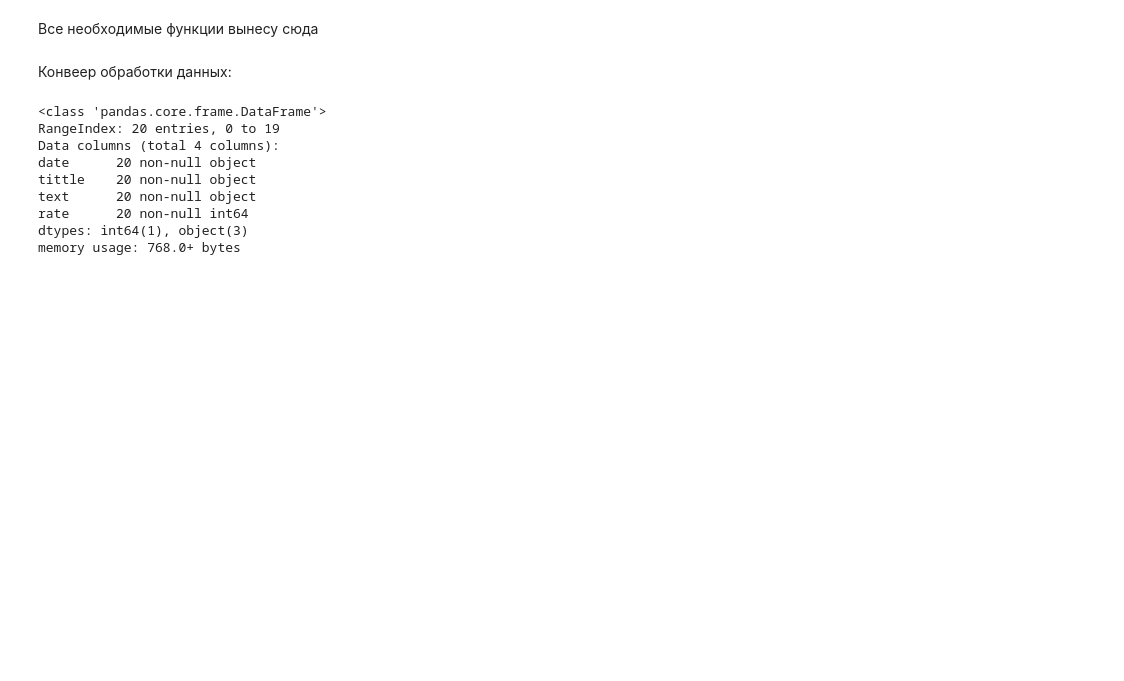
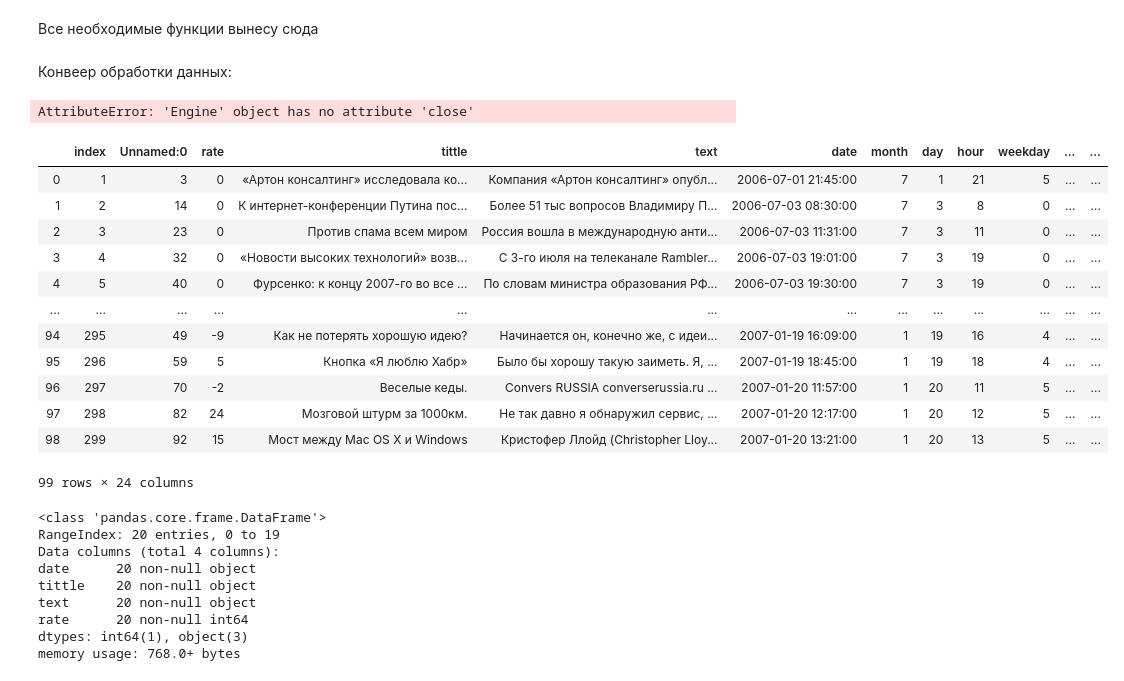
Before and after one commit to D7nis/DS_Habr_rate, a Jupyter notebook: Habr.ipynb, the cells around one changed output. Saved outputs shown, nothing was run; the diff lists cells and outputs as text; code cells hidden in the pictures; blank space fills up the shorter version.

```diff
--- a/Habr.ipynb
+++ b/Habr.ipynb
@@ -188,0 +195,5 @@ df.to_csv(fileNameFromExport, sep=';',index=False,encoding="windows-1251")
+# %%
+csv_database = create_engine('sqlite:///csv_database.db')
+csv_database
+# %% [output]
+AttributeError: 'Engine' object has no attribute 'close'
@@ -189,3 +210,21 @@ df.to_csv(fileNameFromExport, sep=';',index=False,encoding="windows-1251")
+# %%
+df2 = pd.read_sql_query("SELECT * FROM habr", csv_database)
+# %%
+df2
+# %% [output]
+|  | index | Unnamed:0 | rate | tittle | text | date | month | day | hour | weekday | ... | ... |
+| 0 | 1 | 3 | 0 | «Артон консалтинг» исследовала ко... | Компания «Артон консалтинг» опубл... | 2006-07-01 21:45:00 | 7 | 1 | 21 | 5 | ... | ... |
+| 1 | 2 | 14 | 0 | К интернет-конференции Путина пос... | Более 51 тыс вопросов Владимиру П... | 2006-07-03 08:30:00 | 7 | 3 | 8 | 0 | ... | ... |
+| 2 | 3 | 23 | 0 | Против спама всем миром | Россия вошла в международную анти... | 2006-07-03 11:31:00 | 7 | 3 | 11 | 0 | ... | ... |
+| 3 | 4 | 32 | 0 | «Новости высоких технологий» возв... | С 3-го июля на телеканале Rambler... | 2006-07-03 19:01:00 | 7 | 3 | 19 | 0 | ... | ... |
+| 4 | 5 | 40 | 0 | Фурсенко: к концу 2007-го во все ... | По словам министра образования РФ... | 2006-07-03 19:30:00 | 7 | 3 | 19 | 0 | ... | ... |
+| ... | ... | ... | ... | ... | ... | ... | ... | ... | ... | ... | ... | ... |
+| 94 | 295 | 49 | -9 | Как не потерять хорошую идею? | Начинается он, конечно же, с идеи... | 2007-01-19 16:09:00 | 1 | 19 | 16 | 4 | ... | ... |
+| 95 | 296 | 59 | 5 | Кнопка «Я люблю Хабр» | Было бы хорошу такую заиметь. Я, ... | 2007-01-19 18:45:00 | 1 | 19 | 18 | 4 | ... | ... |
+| 96 | 297 | 70 | -2 | Веселые кеды. | Convers RUSSIA converserussia.ru ... | 2007-01-20 11:57:00 | 1 | 20 | 11 | 5 | ... | ... |
+| 97 | 298 | 82 | 24 | Мозговой штурм за 1000км. | Не так давно я обнаружил сервис, ... | 2007-01-20 12:17:00 | 1 | 20 | 12 | 5 | ... | ... |
+| 98 | 299 | 92 | 15 | Мост между Mac OS X и Windows | Кристофер Ллойд (Christopher Lloy... | 2007-01-20 13:21:00 | 1 | 20 | 13 | 5 | ... | ... |
+99 rows × 24 columns
 # %%
 #df = pd.read_csv(u'D:\Denis\DataSciense\DataSets\Habr\clear_dataset.csv'\
 #                 , engine="python",sep=',',nrows=100, encoding='utf-8', error_bad_lines=False)
```
Also changed, not shown: parts of 5 cells of this notebook.
